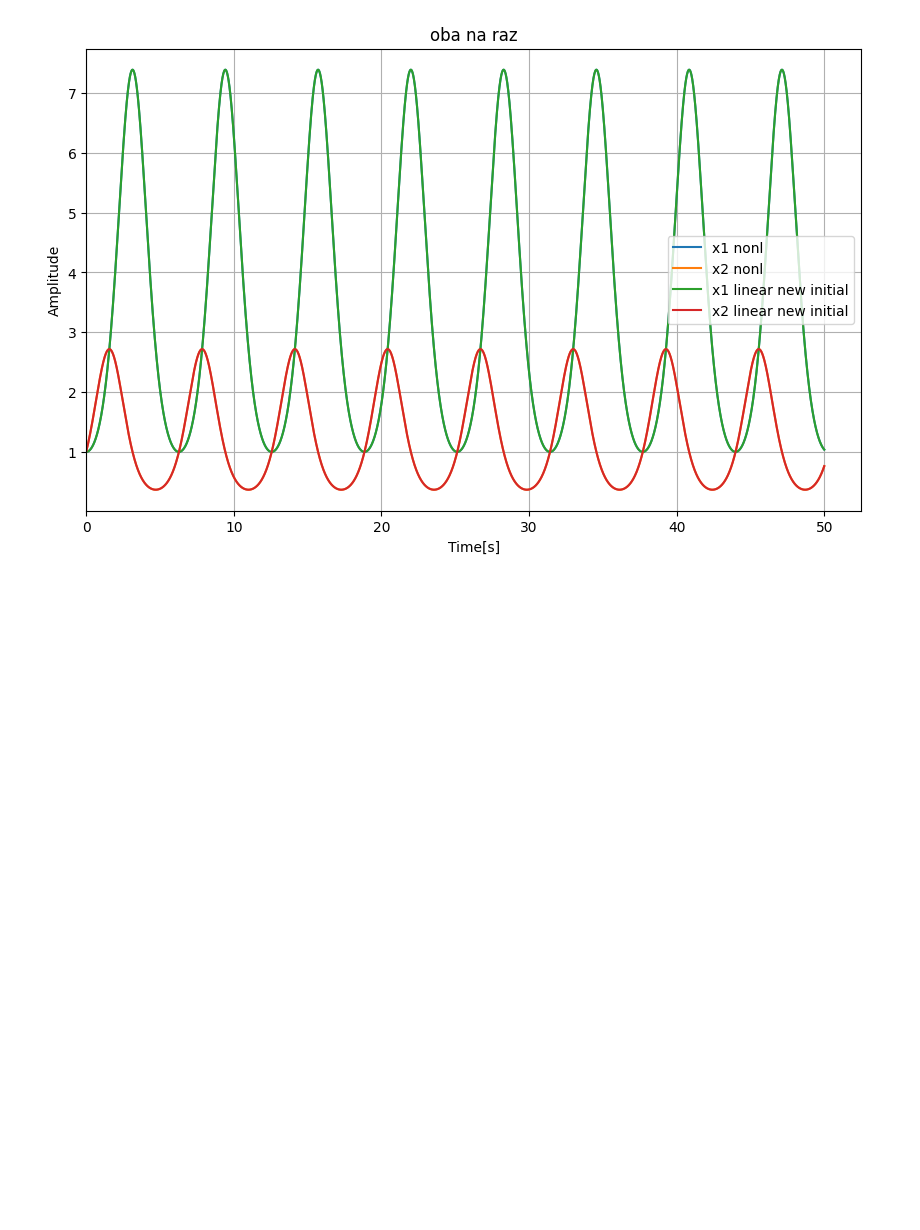
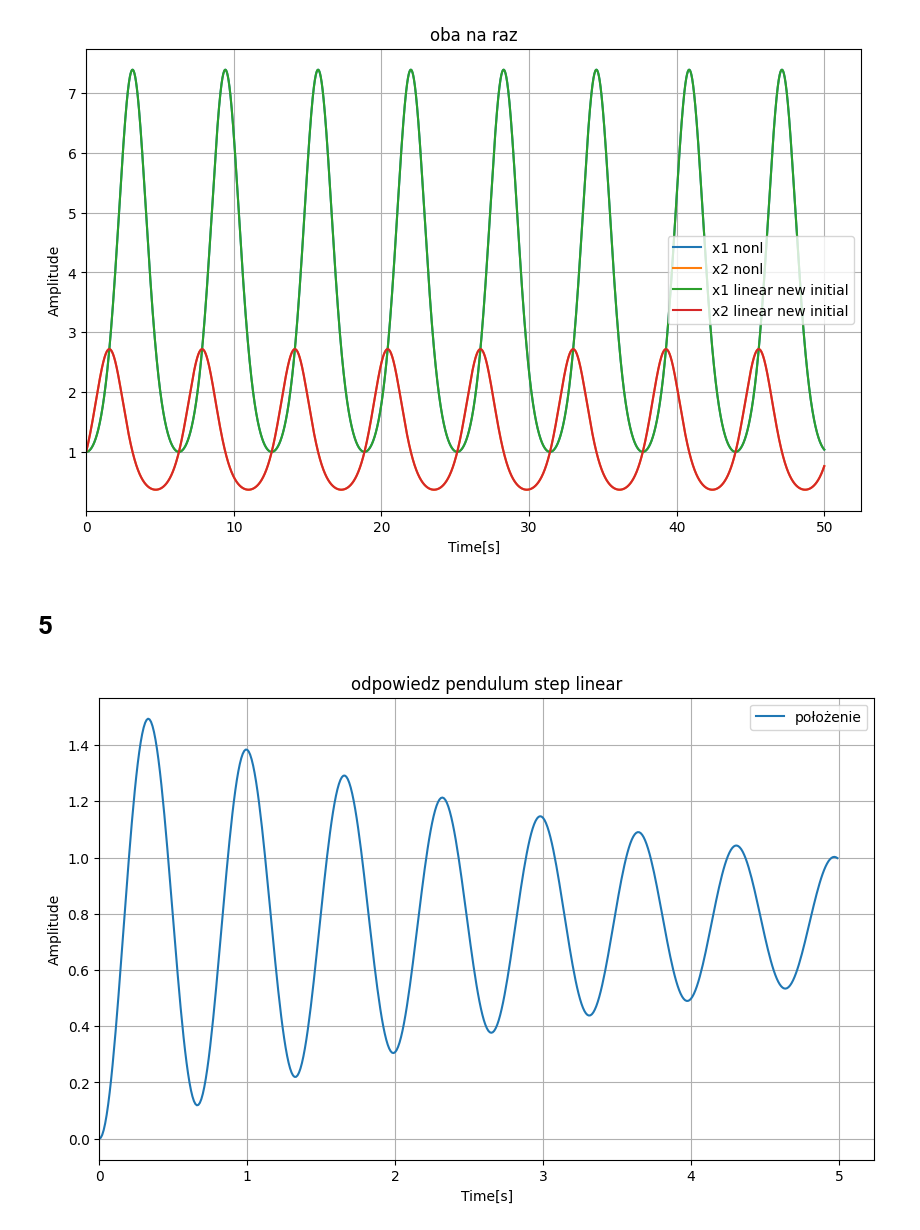
Before and after one commit to Piotr-Bednarek/ZadaniaSem5Laby, a Jupyter notebook: uso/lab10.ipynb, the cells around one changed output. Saved outputs shown, nothing was run; the diff lists cells and outputs as text; code cells hidden in the pictures; blank space fills up the shorter version.

Commit message:
uso lab 10 done ale jest jakis problem z nieliniowym pendulum potem naprawie

```diff
--- a/uso/lab10.ipynb
+++ b/uso/lab10.ipynb
@@ -61,3 +63,47 @@ nowa_odpowiedz=np.exp(res_linear_new_initial)
 plot_sets("oba na raz",[t,res_nonlinear[:,0],'x1 nonl'],[t,res_nonlinear[:,1],"x2 nonl"],[t,nowa_odpowiedz[:,0],"x1 linear new initial"],[t,nowa_odpowiedz[:,1],"x2 linear new initial"])
 # %% [output]
 [figure]
+# %% [markdown]
+# 5
+# %%
+#pendulum parameters
+
+m=9
+g=10
+l=1
+J=1
+d=0.5
+# %%
+#5.1
+#linear pendulum model
+
+A=np.array([[0,1],
+            [-m*g*l/J,-d/J]])
+B=np.array([[0],[1/J]])
+C=[0,1]
+
+pendulum_model_linear=sp.StateSpace(A,B,C,0)
+
+t=np.arange(0,5,0.01)
+
+u0=np.full(len(t),1)
+
+u=np.zeros((len(t),5))
+i=0
+
+for el in [0,5,20,45*np.sqrt(2),70]:
+    u[:,i]=np.full(len(t),el)
+    i+=1
+
+#print(u[:,1])
+
+t_res,_,state0=sp.lsim(pendulum_model_linear,u[:,0],T=t)
+t_res,_,state1=sp.lsim(pendulum_model_linear,u[:,1],T=t)
+t_res,_,state2=sp.lsim(pendulum_model_linear,u[:,2],T=t)
+t_res,_,state3=sp.lsim(pendulum_model_linear,u[:,3],T=t)
+t_res,_,state4=sp.lsim(pendulum_model_linear,u[:,4],T=t)
+
+
+plot_sets('odpowiedz pendulum step linear',[t_res,state4[:,0],'położenie'])
+# %% [output]
+[figure, added]
```
Also changed, not shown: parts of 2 cells of this notebook.
